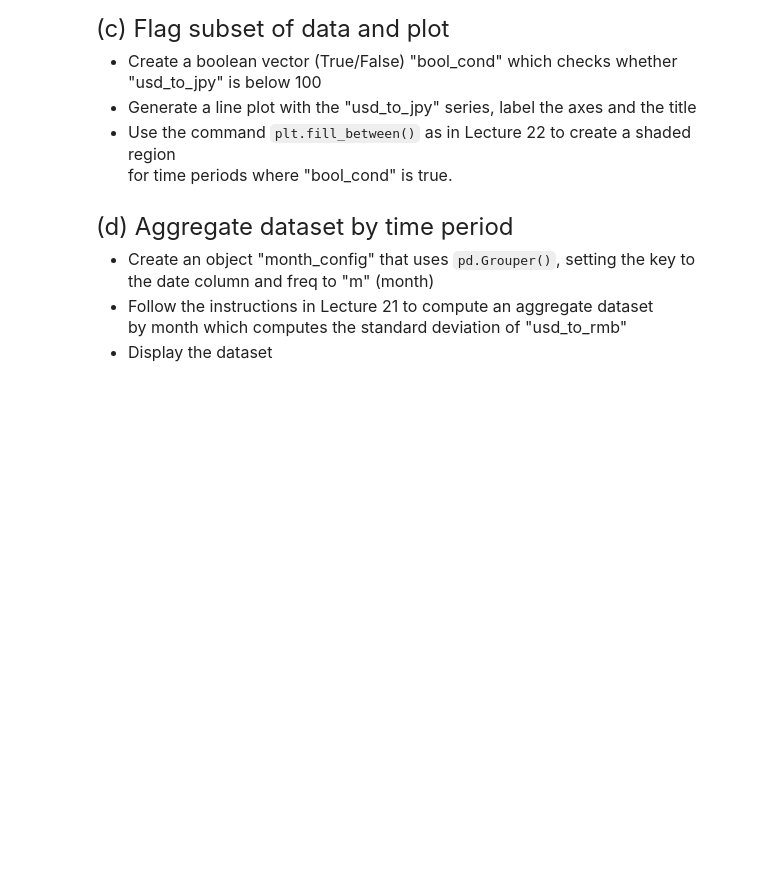
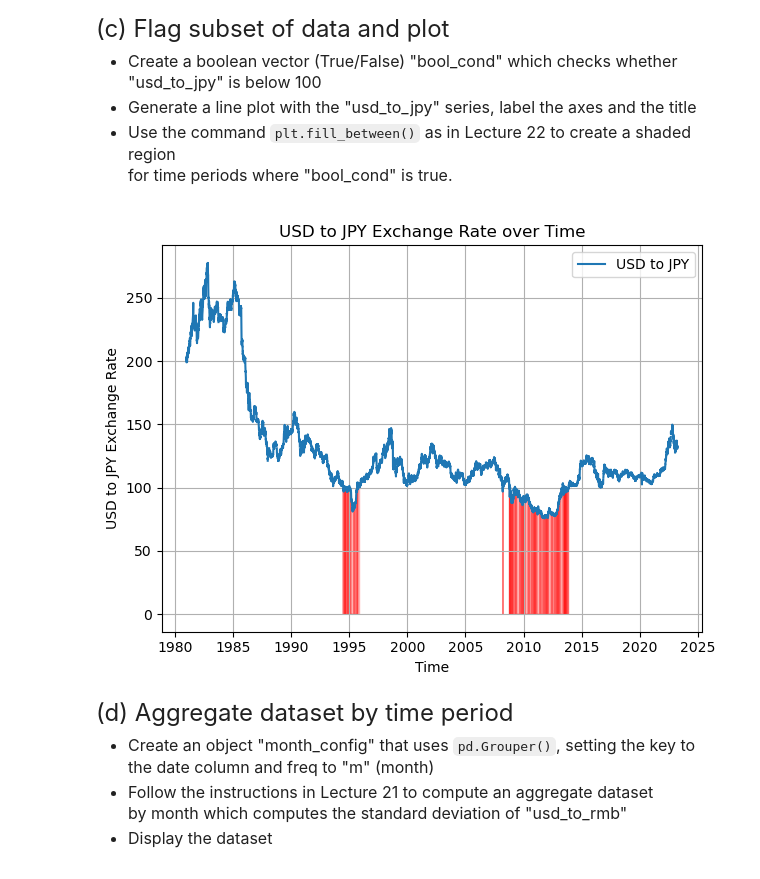
Before and after one commit to abbybrickman/qtm151spring2024, a Jupyter notebook: assignment10/assignment10.ipynb, the cells around one changed output. Cells and saved outputs as stored; diff of their text form; code cells hidden in the pictures; blank space fills up the shorter version.

```diff
--- a/assignment10/assignment10.ipynb
+++ b/assignment10/assignment10.ipynb
@@ -89,3 +90,31 @@ for time periods where "bool_cond" is true.
+# %%
+# Write your own code
+
+# Assuming 'exchangerates' is a pandas DataFrame containing 'datetime' and 'usd_to_jpy' columns
+
+# Generate boolean vector
+bool_cond = exchangerates["usd_to_jpy"] < 100
+
+# Plotting
+plt.plot(exchangerates["datetime"], exchangerates["usd_to_jpy"], label='USD to JPY')
+
+# Fill the region where bool_cond is True
+plt.fill_between(exchangerates["datetime"], exchangerates["usd_to_jpy"], where=bool_cond, color='red', alpha=0.3)
+
+# Labeling axes and title
+plt.xlabel('Time')
+plt.ylabel('USD to JPY Exchange Rate')
+plt.title('USD to JPY Exchange Rate over Time')
+
+# Adding legend
+plt.legend()
+
+# Displaying the plot
+plt.grid(True)
+plt.tight_layout()
+plt.show()
+# %% [output]
+[figure, added]
 # %% [markdown]
 <font size = "5">
 
```
Also changed, not shown: parts of 7 cells of this notebook.
